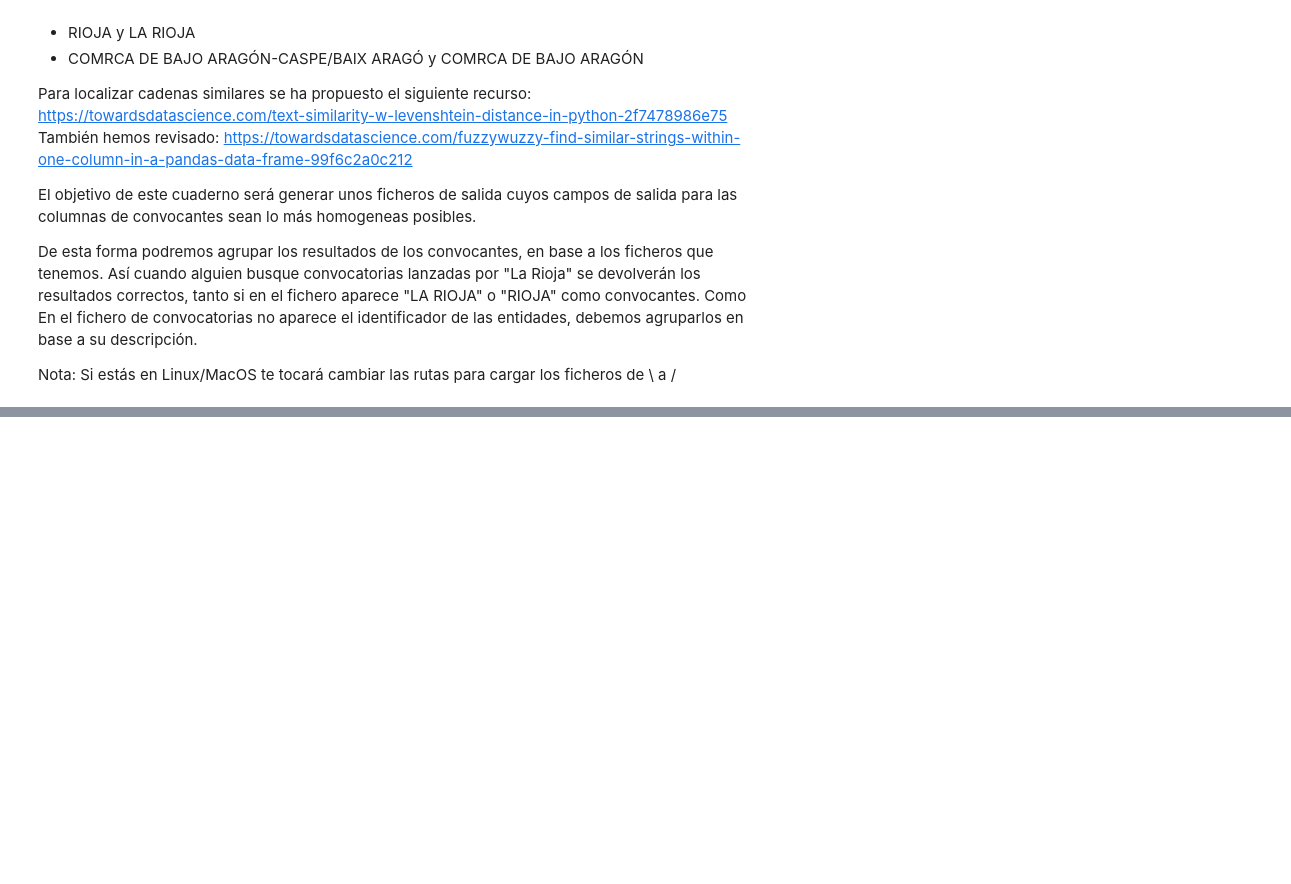
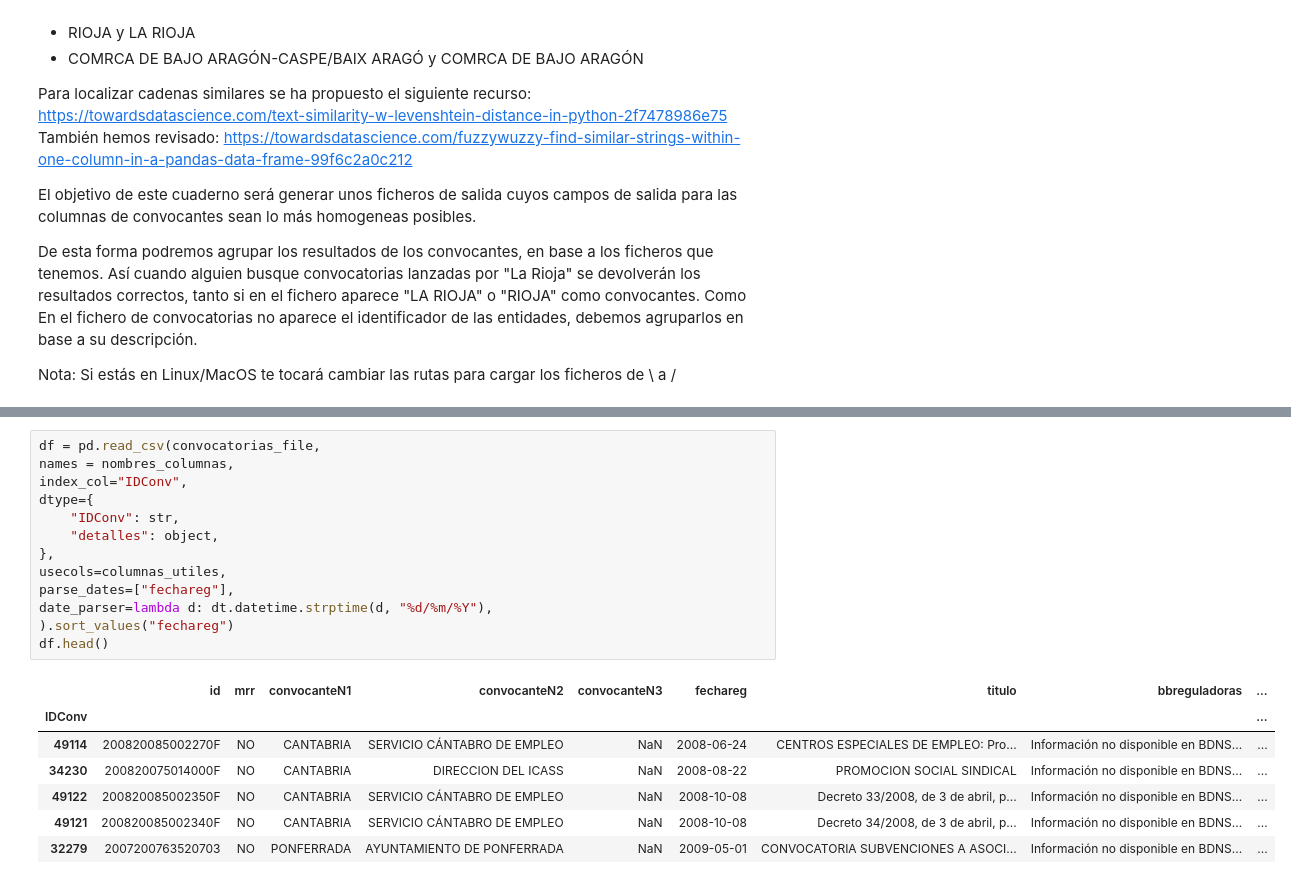
Before and after one commit to JaimeObregon/subvenciones, a Jupyter notebook: notebooks/analisis-similaridad-convocantes.ipynb, the cells around one changed output, grey strips where cells are left out. Saved outputs shown, nothing was run; the diff lists cells and outputs as text; blank space fills up the shorter version.

```diff
--- a/notebooks/analisis-similaridad-convocantes.ipynb
+++ b/notebooks/analisis-similaridad-convocantes.ipynb
@@ -191,0 +87,21 @@ df.loc[[58300439]]
+# %%
+df = pd.read_csv(convocatorias_file,
+names = nombres_columnas,
+index_col="IDConv",
+dtype={
+    "IDConv": str,
+    "detalles": object,
+},
+usecols=columnas_utiles,
+parse_dates=["fechareg"],
+date_parser=lambda d: dt.datetime.strptime(d, "%d/%m/%Y"),
+).sort_values("fechareg")
+df.head()
+# %% [output]
+|  | id | mrr | convocanteN1 | convocanteN2 | convocanteN3 | fechareg | titulo | bbreguladoras | ... |
+| IDConv |  |  |  |  |  |  |  |  | ... |
+| 49114 | 200820085002270F | NO | CANTABRIA | SERVICIO CÁNTABRO DE EMPLEO | NaN | 2008-06-24 | CENTROS ESPECIALES DE EMPLEO: Pro... | Información no disponible en BDNS... | ... |
+| 34230 | 200820075014000F | NO | CANTABRIA | DIRECCION DEL ICASS | NaN | 2008-08-22 | PROMOCION SOCIAL SINDICAL | Información no disponible en BDNS... | ... |
+| 49122 | 200820085002350F | NO | CANTABRIA | SERVICIO CÁNTABRO DE EMPLEO | NaN | 2008-10-08 | Decreto 33/2008, de 3 de abril, p... | Información no disponible en BDNS... | ... |
+| 49121 | 200820085002340F | NO | CANTABRIA | SERVICIO CÁNTABRO DE EMPLEO | NaN | 2008-10-08 | Decreto 34/2008, de 3 de abril, p... | Información no disponible en BDNS... | ... |
+| 32279 | 2007200763520703 | NO | PONFERRADA | AYUNTAMIENTO DE PONFERRADA | NaN | 2009-05-01 | CONVOCATORIA SUBVENCIONES A ASOCI... | Información no disponible en BDNS... | ... |
```
Also changed, not shown: parts of 46 cells of this notebook, 2 other files.
